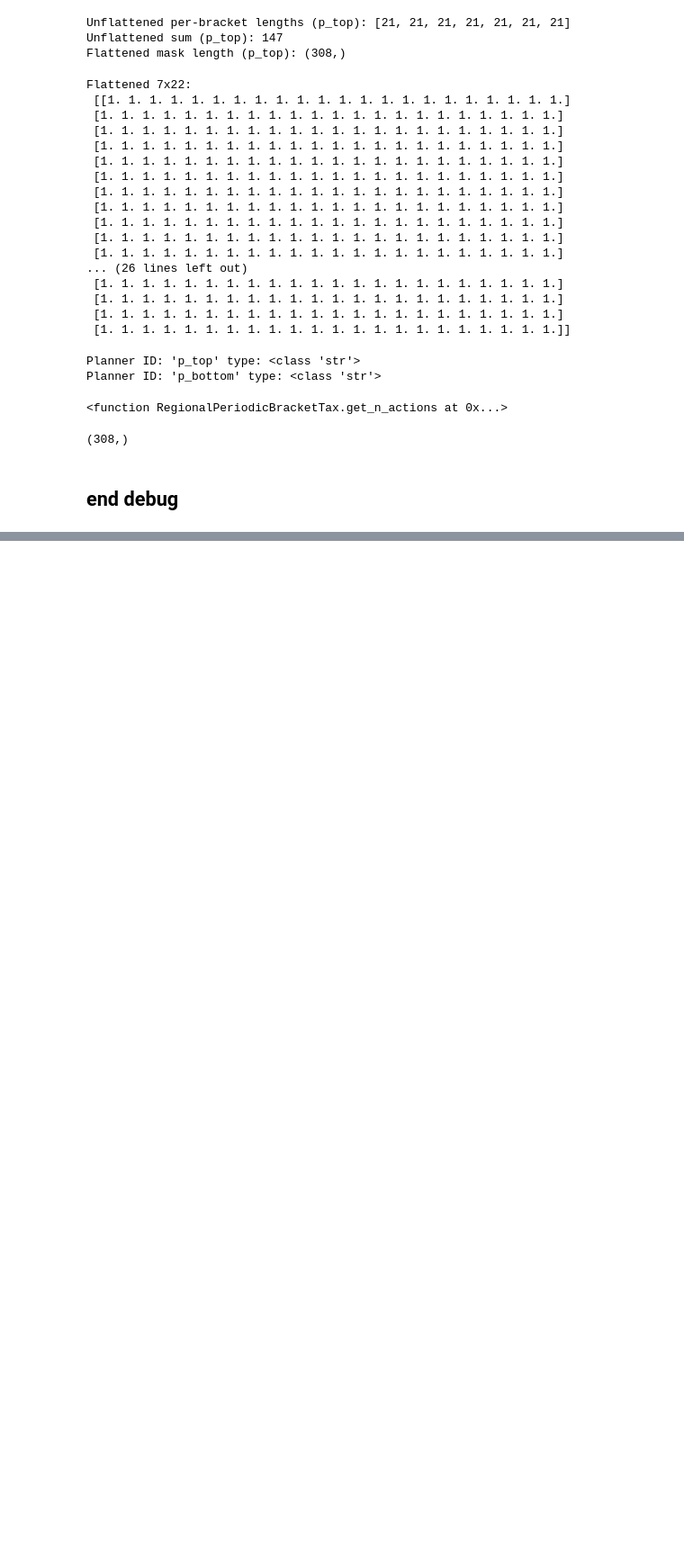
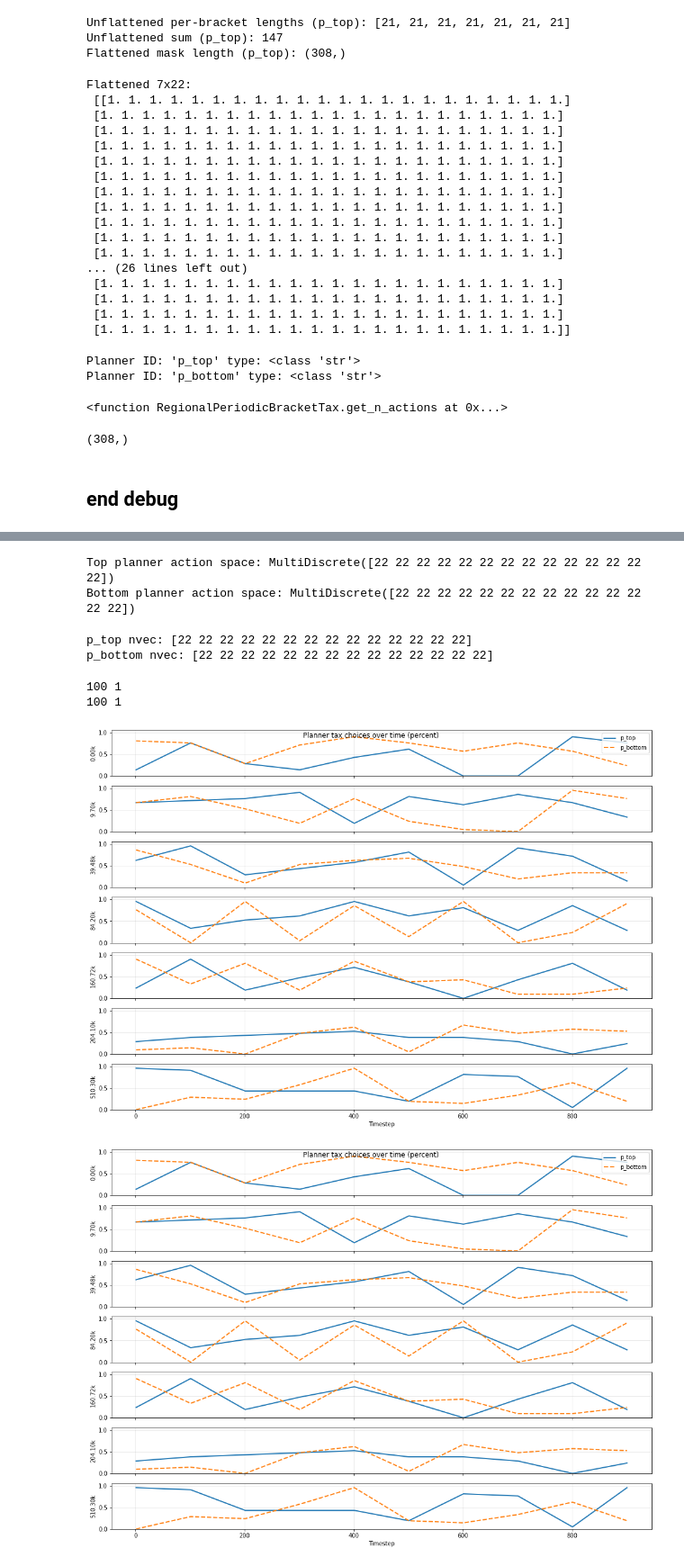
Before and after one commit to DragonsAreFuckingCool/DRL-in-international-economy-ai-economist-, a Jupyter notebook: tutorials/multi.ipynb, the cells around one changed output, grey strips where cells are left out. Shown at 90% size. Cells and saved outputs as stored; diff of their text form; code cells hidden in the pictures; blank space fills up the shorter version.

```diff
--- a/tutorials/multi.ipynb
+++ b/tutorials/multi.ipynb
@@ -620,0 +696,19 @@ dense_logs[9]["planner_actions"]    # <-- your new planner actions
+# %%
+print("Top planner action space:", env_obj.action_space_pl["p_top"])
+print("Bottom planner action space:", env_obj.action_space_pl["p_bottom"])
+# %% [output]
+Top planner action space: MultiDiscrete([22 22 22 22 22 22 22 22 22 22 22 22 22 22])
+Bottom planner action space: MultiDiscrete([22 22 22 22 22 22 22 22 22 22 22 22 22 22])
+# %%
+print("p_top nvec:", env_obj.action_space_pl["p_top"].nvec)
+print("p_bottom nvec:", env_obj.action_space_pl["p_bottom"].nvec)
+# %% [output]
+p_top nvec: [22 22 22 22 22 22 22 22 22 22 22 22 22 22]
+p_bottom nvec: [22 22 22 22 22 22 22 22 22 22 22 22 22 22]
+# %%
+for comp in env_obj.env.components:
+    if "BracketTax" in comp.name:
+        print(comp.period, comp.tax_cycle_pos)
+# %% [output]
+100 1
+100 1
@@ -620,0 +955,20 @@ dense_logs[9]["planner_actions"]    # <-- your new planner actions
+# %%
+brackets = np.array([
+    0,
+    9700,
+    39475,
+    84200,
+    160725,
+    204100,
+    510300
+]) / 1000   # convert to k USD
+
+plot_planner_tax_lines_percent(
+    dense_logs[0],
+    brackets=brackets,
+    period=100,
+    top_first=True
+)
+# %% [output]
+[figure, added]
+[figure, added]
```
Also changed, not shown: parts of 20 cells of this notebook, 41 other files.
